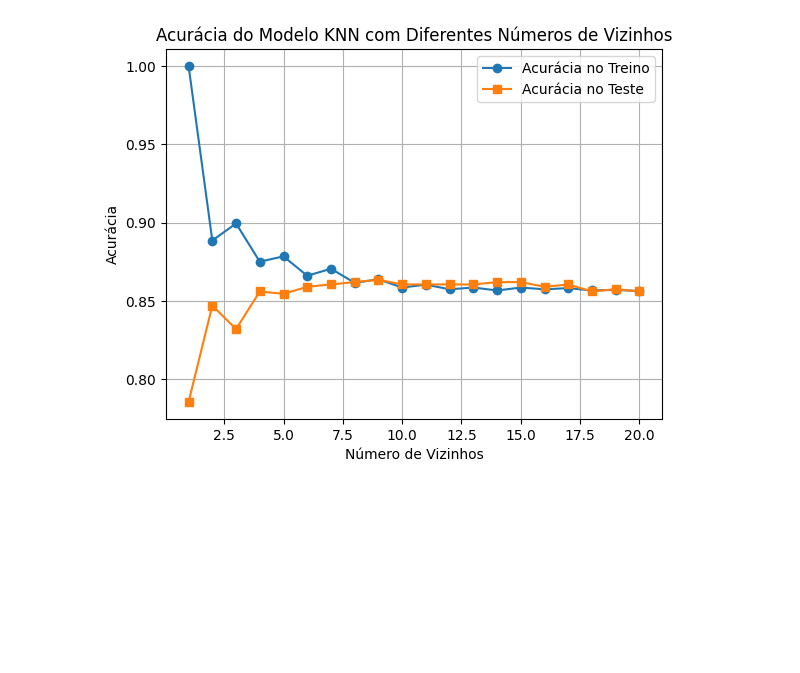
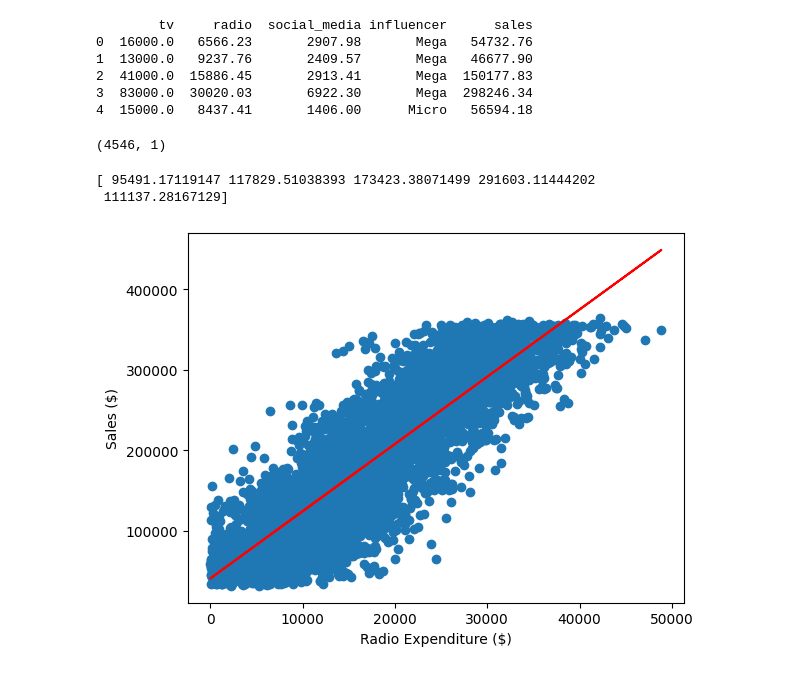
Before and after one commit to DeyvinDev/APRENDIZAGEM-DE-MAQUINA, a Jupyter notebook: Aula6/atv4.ipynb, the cells around one changed output. Cells and saved outputs as stored; diff of their text form; code cells hidden in the pictures; blank space fills up the shorter version.

```diff
--- a/Aula6/atv4.ipynb
+++ b/Aula6/atv4.ipynb
@@ -52,22 +1,45 @@ print(neighbors, '\n', train_accuracies, '\n', test_accuracies)
-# %%
-import matplotlib.pyplot as plt
-
-# Adicionar um título
-plt.title("Acurácia do Modelo KNN com Diferentes Números de Vizinhos")
-
-# Plotar a acurácia no conjunto de treino
-plt.plot(neighbors, train_accuracies.values(), label="Acurácia no Treino", marker='o')
-
-# Plotar a acurácia no conjunto de teste
-plt.plot(neighbors, test_accuracies.values(), label="Acurácia no Teste", marker='s')
-
-# Configurações do gráfico
-plt.legend()
-plt.xlabel("Número de Vizinhos")
-plt.ylabel("Acurácia")
-plt.grid(True)
-
-# Exibir o gráfico
-plt.show()
-# %% [output]
-[figure, removed]
+# %%
+import pandas as pd
+
+sales_df = pd.read_csv("advertising_and_sales_clean.csv")
+print(sales_df.head())
+# %% [output]
+        tv     radio  social_media influencer      sales
+0  16000.0   6566.23       2907.98       Mega   54732.76
+1  13000.0   9237.76       2409.57       Mega   46677.90
+2  41000.0  15886.45       2913.41       Mega  150177.83
+3  83000.0  30020.03       6922.30       Mega  298246.34
+4  15000.0   8437.41       1406.00      Micro   56594.18
+# %%
+X = sales_df["radio"].values
+Y = sales_df["sales"].values
+
+X_bmi = X.reshape(-1, 1)
+
+print(X_bmi.shape)
+# %% [output]
+(4546, 1)
+# %%
+from sklearn.linear_model import LinearRegression
+
+reg = LinearRegression()
+
+reg.fit(X_bmi, Y)
+predicions = reg.predict(X_bmi)
+
+print(predicions[:5])
+# %% [output]
+[ 95491.17119147 117829.51038393 173423.38071499 291603.11444202
+ 111137.28167129]
+# %%
+import matplotlib.pyplot as plt
+
+plt.scatter(X_bmi, Y, colorizer="blue")
+plt.plot(X_bmi, predicions, color="red")
+
+plt.xlabel("Radio Expenditure ($)")
+plt.ylabel("Sales ($)")
+
+plt.show()
+# %% [output]
+[figure, added]
```
Also changed, not shown: parts of 2 cells of this notebook, 1 other file.
